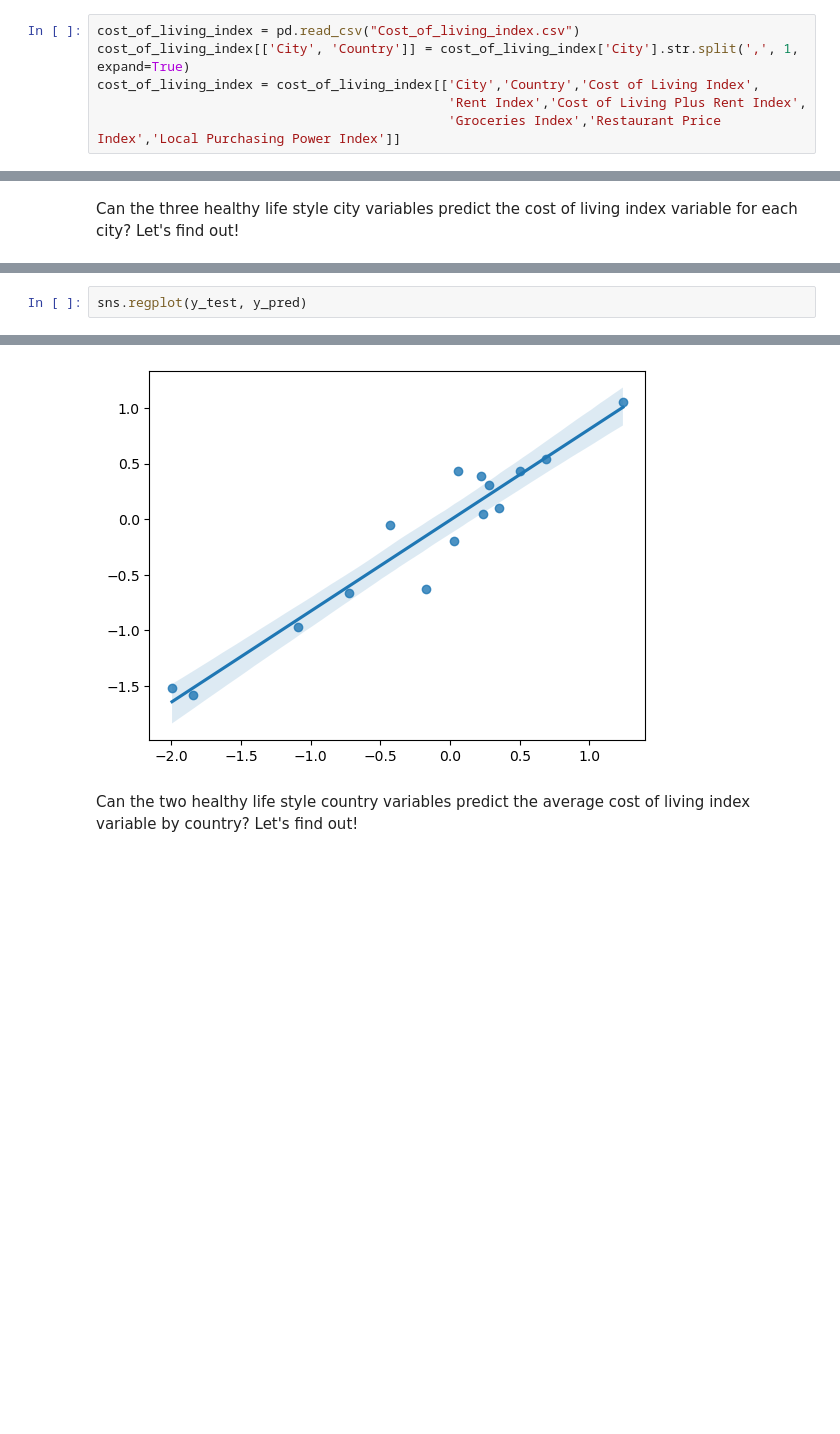
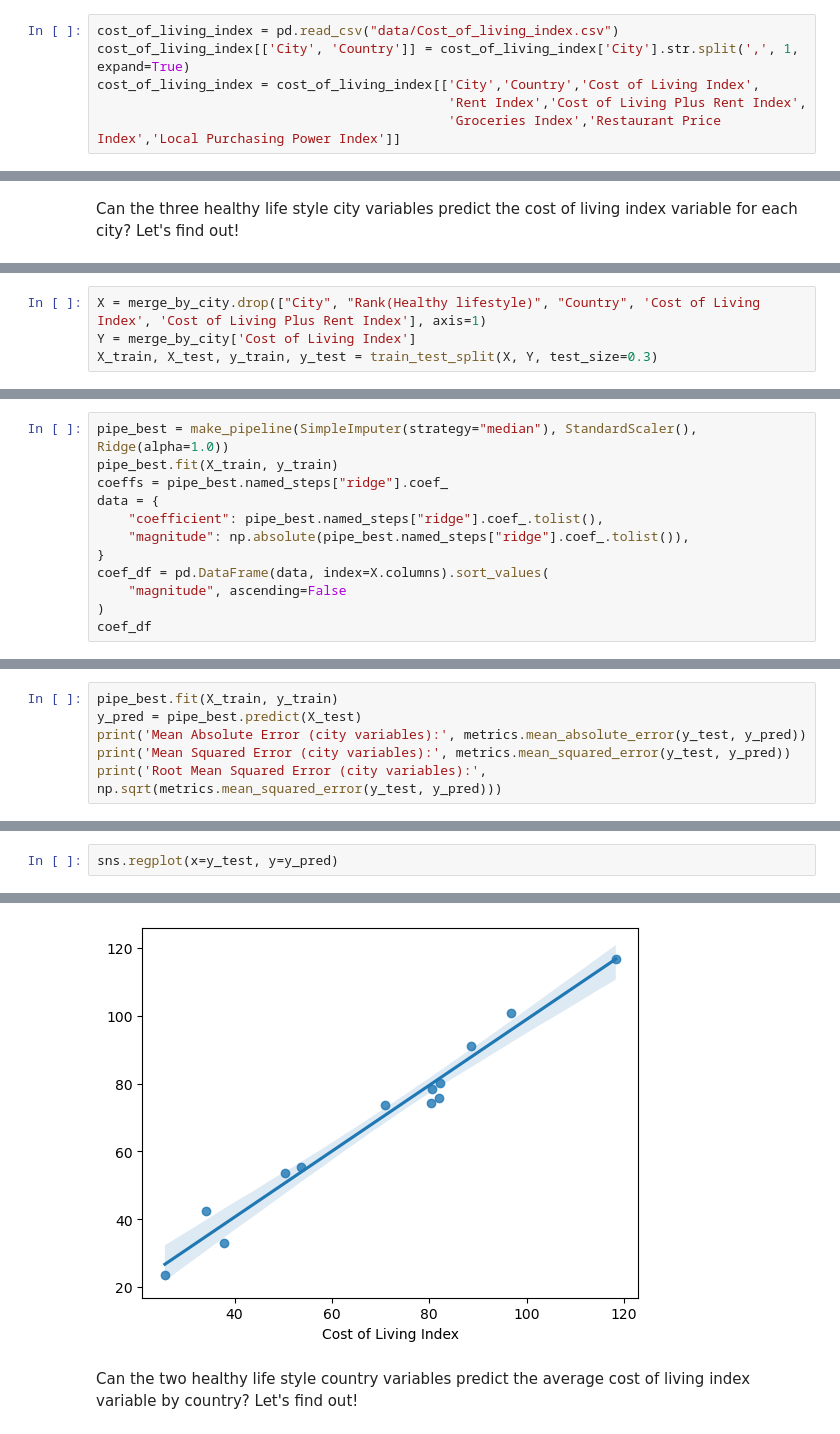
Before and after one commit to missarah96/Cities_and_Lifestyle_Analysis, a Jupyter notebook: analysis.ipynb, the cells around one changed output, grey strips where cells are left out. Saved outputs shown, nothing was run; the diff lists cells and outputs as text; blank space fills up the shorter version.

Commit message:
changed regression
changed regression to ridge and redid that analysis

```diff
--- a/analysis.ipynb
+++ b/analysis.ipynb
@@ -62,7 +62,7 @@ healthy_lifestyle_city.head(6)
 - **Number of take out places(City)**
 - **Cost of a monthly gym membership(City)** - in Euros (£)
 # %%
-cost_of_living_index = pd.read_csv("Cost_of_living_index.csv")
+cost_of_living_index = pd.read_csv("data/Cost_of_living_index.csv")
 cost_of_living_index[['City', 'Country']] = cost_of_living_index['City'].str.split(',', 1, expand=True)
 cost_of_living_index = cost_of_living_index[['City','Country','Cost of Living Index',
                                              'Rent Index','Cost of Living Plus Rent Index',
@@ -290,0 +270,4 @@ Root Mean Squared Error (city variables): 0.2637284587081217
+# %%
+X = merge_by_city.drop(["City", "Rank(Healthy lifestyle)", "Country", 'Cost of Living Index', 'Cost of Living Plus Rent Index'], axis=1)
+Y = merge_by_city['Cost of Living Index']
+X_train, X_test, y_train, y_test = train_test_split(X, Y, test_size=0.3)
@@ -290,0 +301,12 @@ Root Mean Squared Error (city variables): 0.2637284587081217
+# %%
+pipe_best = make_pipeline(SimpleImputer(strategy="median"), StandardScaler(), Ridge(alpha=1.0))
+pipe_best.fit(X_train, y_train)
+coeffs = pipe_best.named_steps["ridge"].coef_
+data = {
+    "coefficient": pipe_best.named_steps["ridge"].coef_.tolist(),
+    "magnitude": np.absolute(pipe_best.named_steps["ridge"].coef_.tolist()),
+}
+coef_df = pd.DataFrame(data, index=X.columns).sort_values(
+    "magnitude", ascending=False
+)
+coef_df
@@ -290,0 +329,6 @@ Root Mean Squared Error (city variables): 0.2637284587081217
+# %%
+pipe_best.fit(X_train, y_train)
+y_pred = pipe_best.predict(X_test)
+print('Mean Absolute Error (city variables):', metrics.mean_absolute_error(y_test, y_pred))
+print('Mean Squared Error (city variables):', metrics.mean_squared_error(y_test, y_pred))
+print('Root Mean Squared Error (city variables):', np.sqrt(metrics.mean_squared_error(y_test, y_pred)))
@@ -291,3 +339,3 @@ Root Mean Squared Error (city variables): 0.2637284587081217
 # %%
-sns.regplot(y_test, y_pred)
+sns.regplot(x=y_test, y=y_pred)
 # %% [output]
@@ -295,3 +343,3 @@ sns.regplot(y_test, y_pred)
-[figure, old version]
+[figure, new version]
 # %% [markdown]
 Can the two healthy life style country variables  predict the average cost of living index variable by country? Let's find out!
```
Also changed, not shown: parts of 14 cells of this notebook, 2 other files.
